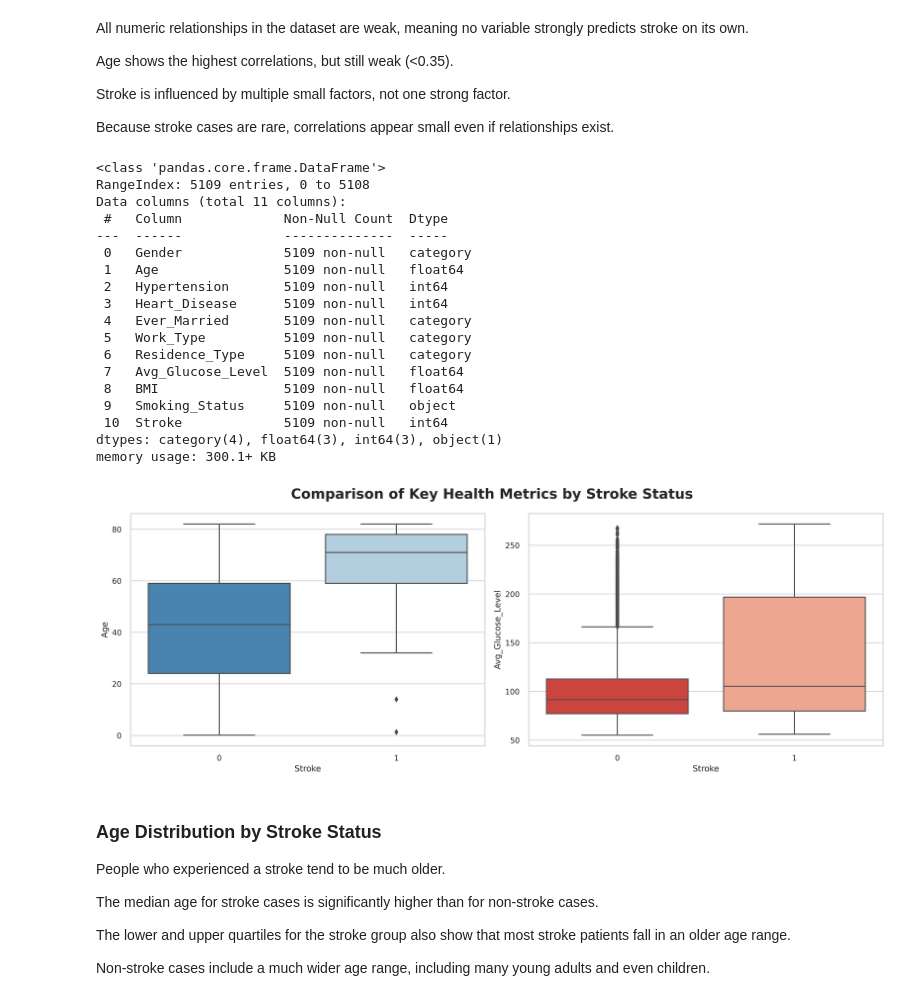
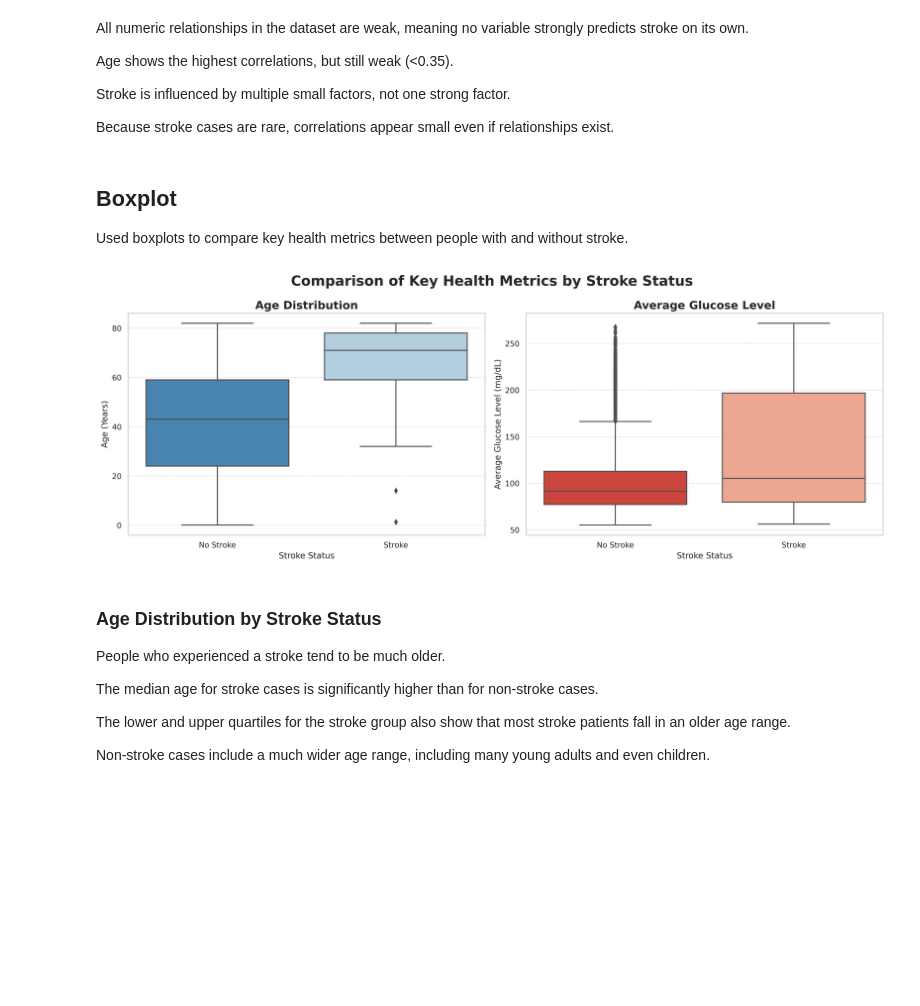
Before and after one commit to muhammedriswanp/Exploratory-Data-Analysis-EDA-Project, a Jupyter notebook: notebooks/03-univariate-bivariate-eda.ipynb, the cells around one changed output. Drawn from its saved outputs; the diff is of its cells as text; code cells hidden in the pictures; blank space fills up the shorter version.

```diff
--- a/notebooks/03-univariate-bivariate-eda.ipynb
+++ b/notebooks/03-univariate-bivariate-eda.ipynb
@@ -20,11 +20,6 @@ for dirname, _, filenames in os.walk('/kaggle/input'):
 /kaggle/input/cleaned-day2/cleaned_day2.csv
 # %%
 df = pd.read_csv("/kaggle/input/cleaned-day2/cleaned_day2.csv")
-# %%
-object_list = ['Gender', 'Ever_Married', 'Work_Type', 'Residence_Type']
-
-for col in object_list:
-    df[col] = df[col].astype('category')
 # %%
 import matplotlib.pyplot as plt
 import seaborn as sns
@@ -254,49 +245,31 @@ Age shows the highest correlations, but still weak (<0.35).
 Stroke is influenced by multiple small factors, not one strong factor.
 
 Because stroke cases are rare, correlations appear small even if relationships exist.
-# %%
-df.info()
-# %% [output]
-<class 'pandas.core.frame.DataFrame'>
-RangeIndex: 5109 entries, 0 to 5108
-Data columns (total 11 columns):
- #   Column             Non-Null Count  Dtype
----  ------             --------------  -----
- 0   Gender             5109 non-null   category
- 1   Age                5109 non-null   float64
- 2   Hypertension       5109 non-null   int64
- 3   Heart_Disease      5109 non-null   int64
- 4   Ever_Married       5109 non-null   category
- 5   Work_Type          5109 non-null   category
- 6   Residence_Type     5109 non-null   category
- 7   Avg_Glucose_Level  5109 non-null   float64
- 8   BMI                5109 non-null   float64
- 9   Smoking_Status     5109 non-null   object
- 10  Stroke             5109 non-null   int64
-dtypes: category(4), float64(3), int64(3), object(1)
-memory usage: 300.1+ KB
+# %% [markdown]
+## Boxplot
+Used boxplots to compare key health metrics between people with and without stroke.
 # %%
-fig, ax = plt.subplots(1,2,figsize=(16,6),dpi=500)
+fig, axes = plt.subplots(1,2,figsize=(16,6),dpi=500)
 
 plt.suptitle('Comparison of Key Health Metrics by Stroke Status',fontsize=20,fontweight='bold')
 
-sns.boxplot(data=df,y='Age',x='Stroke',palette='Blues_r',ax=ax[0])
+sns.boxplot(data=df,y='Age',x='Stroke',palette='Blues_r',ax=axes[0])
 axes[0].set_title('Age Distribution', fontsize=16, fontweight='bold')
 axes[0].set_xlabel('Stroke Status', fontsize=12)
 axes[0].set_ylabel('Age (Years)', fontsize=12)
 axes[0].set(xticks=[0, 1], xticklabels=['No Stroke', 'Stroke'])
 axes[0].grid(axis='y', linestyle='--', alpha=0.6)
 
-sns.boxplot(data=df,y='Avg_Glucose_Level',x='Stroke',palette='Reds_r',ax=ax[1])
+sns.boxplot(data=df,y='Avg_Glucose_Level',x='Stroke',palette='Reds_r',ax=axes[1])
 axes[1].set_title("Average Glucose Level", fontsize=16, fontweight='bold')
 axes[1].set_xlabel('Stroke Status', fontsize=12)
 axes[1].set_ylabel('Average Glucose Level (mg/dL)', fontsize=12)
 axes[1].set(xticks=[0, 1], xticklabels=['No Stroke', 'Stroke'])
 axes[1].grid(axis='y', linestyle='--', alpha=0.6)
 plt.tight_layout()
 plt.savefig('Comparison of Key Health Metrics by Stroke Status.png',dpi=500,bbox_inches='tight')
 # %% [output]
-[figure, old version]
+[figure, new version]
 # %% [markdown]
 ### Age Distribution by Stroke Status
 People who experienced a stroke tend to be much older.
```
Also changed, not shown: parts of 33 cells of this notebook, 7 other files.
